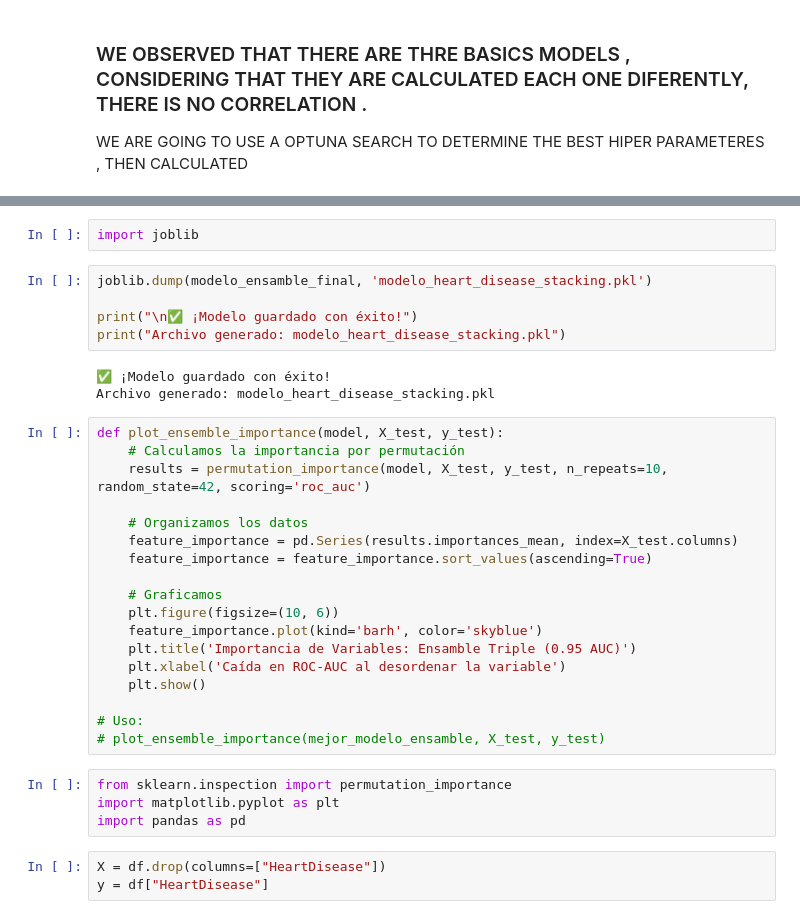
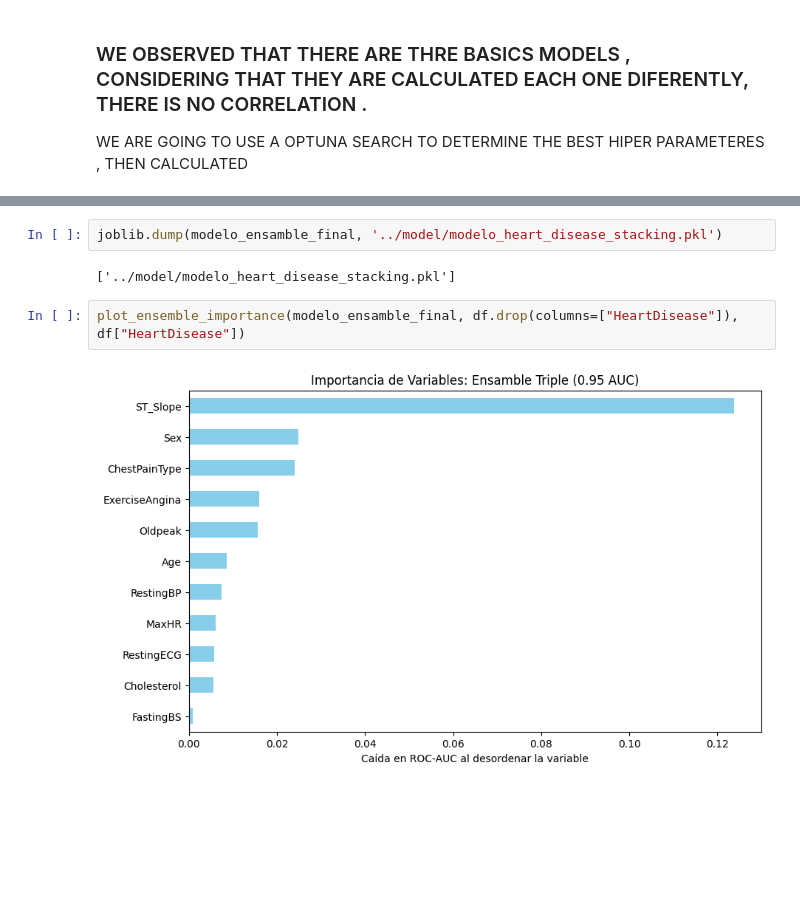
Before and after one commit to favc0608/Heart-Failure-Prediction_-Data-Science-Project, a Jupyter notebook: notebooks/models.ipynb, the cells around one changed output, grey strips where cells are left out. Drawn from its saved outputs; the diff is of its cells as text; blank space fills up the shorter version.

Commit message:
Casi modelo por finalizar

```diff
--- a/notebooks/models.ipynb
+++ b/notebooks/models.ipynb
@@ -687,35 +315,8 @@ Score in training: 0.8882
-# %%
-import joblib
 # %%
-joblib.dump(modelo_ensamble_final, 'modelo_heart_disease_stacking.pkl')
-
-print("\n✅ ¡Modelo guardado con éxito!")
-print("Archivo generado: modelo_heart_disease_stacking.pkl")
+joblib.dump(modelo_ensamble_final, '../model/modelo_heart_disease_stacking.pkl')
 # %% [output]
-✅ ¡Modelo guardado con éxito!
-Archivo generado: modelo_heart_disease_stacking.pkl
+['../model/modelo_heart_disease_stacking.pkl']
-# %%
-def plot_ensemble_importance(model, X_test, y_test):
-    # Calculamos la importancia por permutación
-    results = permutation_importance(model, X_test, y_test, n_repeats=10, random_state=42, scoring='roc_auc')
-
-    # Organizamos los datos
-    feature_importance = pd.Series(results.importances_mean, index=X_test.columns)
-    feature_importance = feature_importance.sort_values(ascending=True)
-
-    # Graficamos
-    plt.figure(figsize=(10, 6))
-    feature_importance.plot(kind='barh', color='skyblue')
-    plt.title('Importancia de Variables: Ensamble Triple (0.95 AUC)')
-    plt.xlabel('Caída en ROC-AUC al desordenar la variable')
-    plt.show()
-
-# Uso:
-# plot_ensemble_importance(mejor_modelo_ensamble, X_test, y_test)
-# %%
-from sklearn.inspection import permutation_importance
-import matplotlib.pyplot as plt
-import pandas as pd
 # %%
-X = df.drop(columns=["HeartDisease"])
-y = df["HeartDisease"]
+plot_ensemble_importance(modelo_ensamble_final, df.drop(columns=["HeartDisease"]), df["HeartDisease"])
+# %% [output]
+[figure, added]
```
Also changed, not shown: parts of 19 cells of this notebook, 3 other files.
